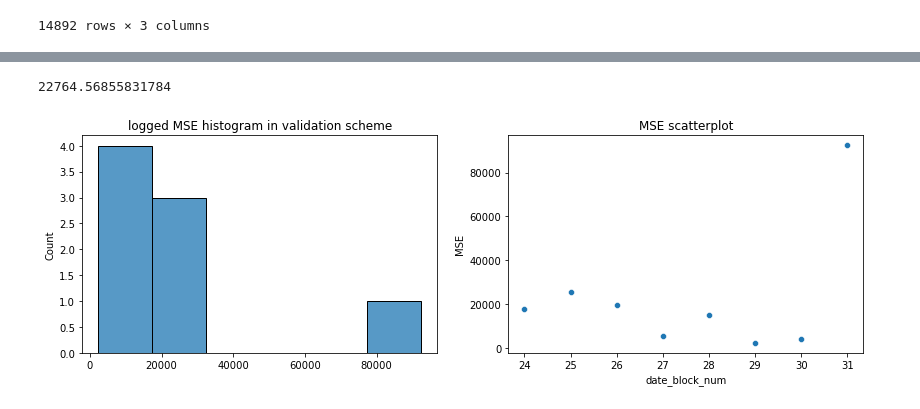
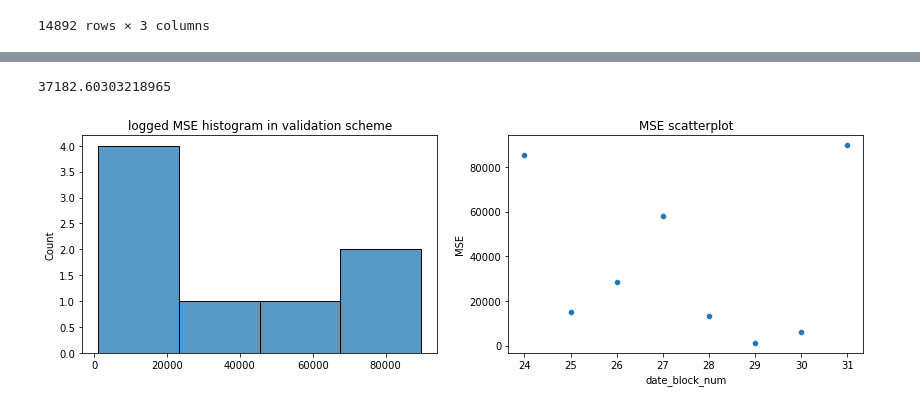
Before and after one commit to Denchidlo/FutureSales, a Jupyter notebook: notebooks/feature_extraction.ipynb, the cells around one changed output, grey strips where cells are left out. Drawn from its saved outputs; the diff is of its cells as text; code cells hidden in the pictures.

Commit message:
Some base analysis

```diff
--- a/notebooks/feature_extraction.ipynb
+++ b/notebooks/feature_extraction.ipynb
@@ -268,5 +279,5 @@ def decode_pair(_id):
 # %%
-def generate_feature_row(split_x, target, window, _id):
+def generate_feature_row_base(split_x, target, window, _id):
 
     city_id, category_id = decode_pair(_id)
 
@@ -293,10 +304,11 @@ def generate_feature_row(split_x, target, window, _id):
 
     custom_range = [1, 2, 3, 4, 6, 12]
 
-
+    acf_main = acf(_sale_series)
 
     for i in custom_range:
-        _feature_set[f'lag_{i}'] = _serieses['lag_1'].to_list()[-i]
+        _feature_set[f'lag_{i}_mul'] = _serieses['lag_1'].to_list()[-i]
+        _feature_set[f'lag_{i}_mul_acf'] = _serieses['lag_1'].to_list()[-i] * acf_main[i] if _serieses['lag_1'].to_list()[-i] != 0 else 0
         _feature_set[f'city_lag_{i}'] = _serieses['city_lag_1'].to_list()[-i]
         _feature_set[f'category_lag_{i}'] = _serieses['category_lag_1'].to_list()[-i]
 
@@ -308,18 +320,18 @@ def generate_feature_row(split_x, target, window, _id):
     for i in range(1,5):
         _feature_set[f'diff_2_{i}'] = _serieses['diff_2'].to_list()[-i]
 
-    add_aggregation(_feature_set, _sale_series, '')
+    add_aggregation(_feature_set, _sale_series, '', [np.min, np.max, np.mean, np.std])
     add_aggregation(_feature_set, _sale_series[-12:], 'last_12')
     add_aggregation(_feature_set, _sale_series[-6:], 'last_6')
     add_aggregation(_feature_set, _sale_series[-2:], 'last_2')
     add_aggregation(_feature_set, _serieses['diff_1'], 'diff_1')
     add_aggregation(_feature_set, _serieses['diff_2'], 'diff_2')
-    add_aggregation(_feature_set, _serieses['diff_1'][-12:], 'diff_1_last_12')
+    add_aggregation(_feature_set, _serieses['diff_1'][-12:], 'diff_1_last_12', [np.min, np.max, np.mean, np.std])
     add_aggregation(_feature_set, _serieses['diff_1'][-6:], 'diff_1_last_6')
     add_aggregation(_feature_set, _serieses['diff_1'][-2:], 'diff_1_last_2')
 
-    add_aggregation(_feature_set, _city_dynamic, 'city')
-    add_aggregation(_feature_set, _category_dynamic, 'category')
+    add_aggregation(_feature_set, _city_dynamic, 'city', [np.min, np.max, np.mean, np.std])
+    add_aggregation(_feature_set, _category_dynamic, 'category', [np.min, np.max, np.mean, np.std])
 
     add_aggregation(_feature_set, _city_dynamic[-12:], 'city_last_12')
     add_aggregation(_feature_set, _city_dynamic[-2:], 'city_last_2')
@@ -344,7 +356,7 @@ train = None
 for window, split_x, split_y in iteration_rule(task_df['train']):
     as_list = split_y.item_cnt_month.to_list()
     for _id, subset in subset_extractor(split_x):
-        new_feature = generate_feature_row(subset, as_list[_id], window, _id)
+        new_feature = generate_feature_row_base(subset, as_list[_id], window, _id)
         if train is None:
             train = new_feature
         else:
@@ -353,3 +365,5 @@ for window, split_x, split_y in iteration_rule(task_df['train']):
 train = train.reset_index().drop('index', axis=1)
 # %%
 target_test = task_df['test'].rename(columns={'month_block': 'window', 'item_cnt_month': 'target'})
+# %%
+train.replace([np.inf, -np.inf], np.nan, inplace=True)
@@ -365,7 +383,7 @@ warnings.filterwarnings('ignore', category=ConvergenceWarning)
 warnings.filterwarnings('ignore', category=FutureWarning)
 warnings.filterwarnings('ignore', category=RuntimeWarning)
 
-validator_lin = RegressionValidator(ElasticNet, l1_ratio=0.29, alpha=0.95e-3, normalize=True)
+validator_lin = RegressionValidator(ElasticNet, l1_ratio=0.375, alpha=2.5e-4, normalize=True)
 errors['elastic'] = validator_lin.validate(CONFIG['validation_window'], train, target_test)
 
 _, axs = plt.subplots(1, 2, figsize=(14, 4))
@@ -400,21 +400,21 @@ class XGBRegressor(XGBModel, sklearn.base.RegressorMixin)
 # %%
-validator_gdbt = RegressionValidator(XGBRegressor, max_depth=20)
+validator_gdbt = RegressionValidator(XGBRegressor, max_depth=40)
 errors['GBDT'] = validator_gdbt.validate(CONFIG['validation_window'], train, target_test)
 
 _, axs = plt.subplots(1, 2, figsize=(14, 4))
 
 axs[0].set_title("logged MSE histogram in validation scheme")
 axs[1].set_title("MSE scatterplot")
 axs[1].set_xlabel('date_block_num')
 axs[1].set_ylabel('MSE')
 
 sns.scatterplot(errors['GBDT'][0], errors['GBDT'][1], ax=axs[1])
 sns.histplot(errors['GBDT'][1], ax=axs[0])
 
 np.mean(errors['GBDT'][1])
 # %% [output]
-22764.56855831784
+37182.60303218965
-[figure, old version]
+[figure, new version]
 # %%
 def get_statistics(report):
     stat = report.copy()
```
Also changed, not shown: parts of 21 cells of this notebook, 3 other files.
